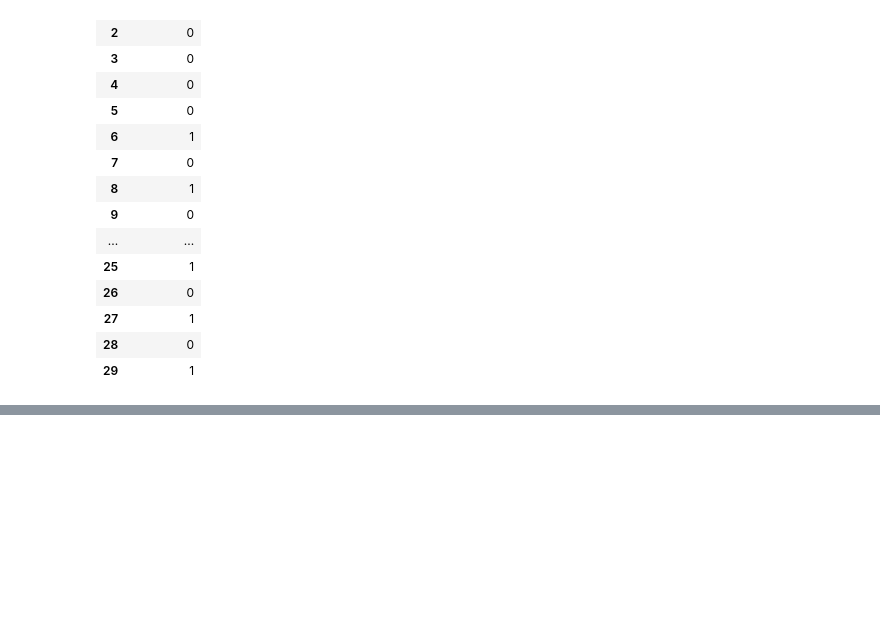
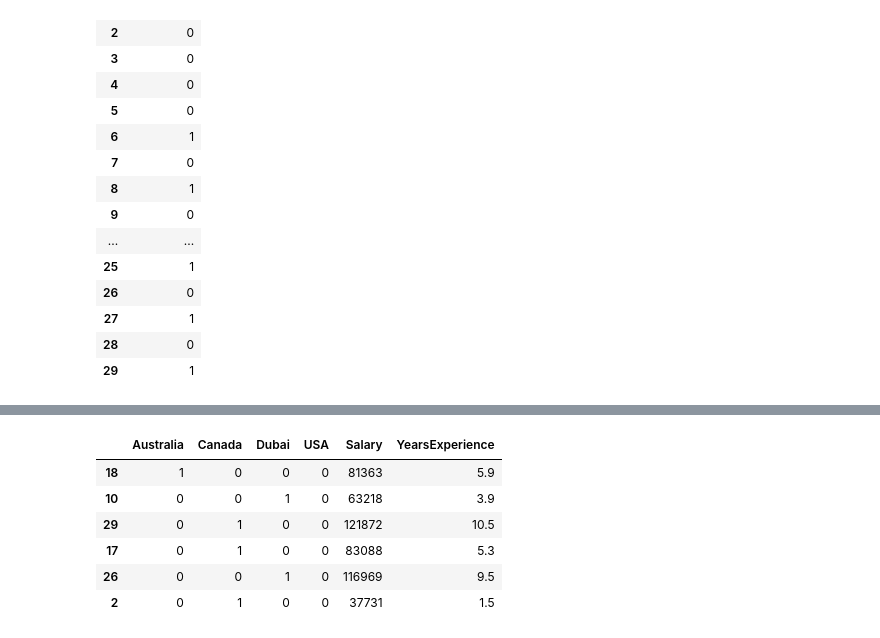
Before and after one commit to Namir50/Data-Science-Machine-learning-tutorial, a Jupyter notebook: Data Preprocessing/7_train_test_split.ipynb, the cells around one changed output, grey strips where cells are left out. Drawn from its saved outputs; the diff is of its cells as text; code cells hidden in the pictures; blank space fills up the shorter version.

```diff
--- a/Data Preprocessing/7_train_test_split.ipynb
+++ b/Data Preprocessing/7_train_test_split.ipynb
@@ -72,0 +113,10 @@ X_train, X_test, Y_train, Y_test = train_test_split(X,Y, test_size = 0.2, random
+# %%
+X_test
+# %% [output]
+|  | Australia | Canada | Dubai | USA | Salary | YearsExperience |
+| 18 | 1 | 0 | 0 | 0 | 81363 | 5.9 |
+| 10 | 0 | 0 | 1 | 0 | 63218 | 3.9 |
+| 29 | 0 | 1 | 0 | 0 | 121872 | 10.5 |
+| 17 | 0 | 1 | 0 | 0 | 83088 | 5.3 |
+| 26 | 0 | 0 | 1 | 0 | 116969 | 9.5 |
+| 2 | 0 | 1 | 0 | 0 | 37731 | 1.5 |
```
Also changed, not shown: parts of 4 cells of this notebook.
